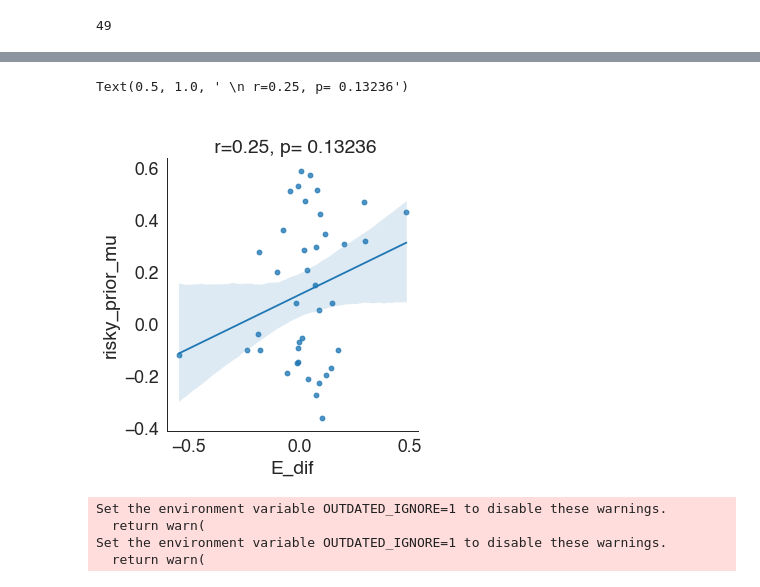
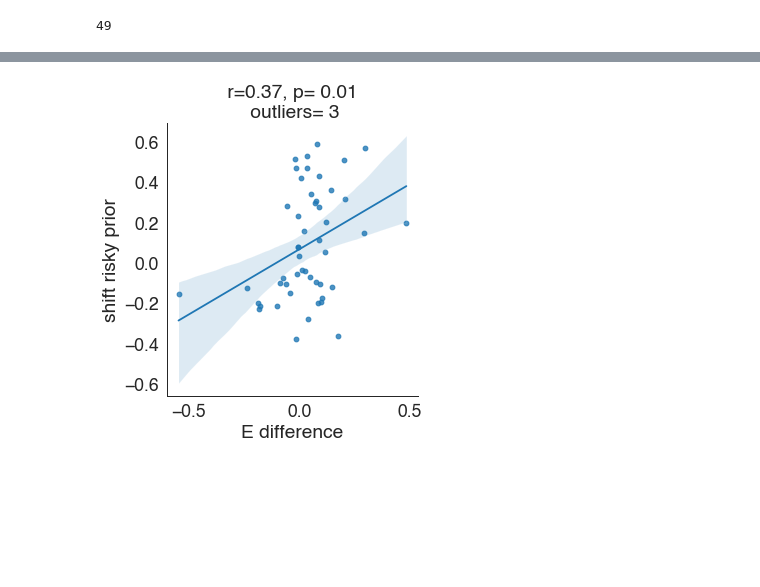
Before and after one commit to Gilles86/stress_risk, a Jupyter notebook: stress_risk/plots_for_paper/poster_fig_probit.ipynb, the cells around one changed output, grey strips where cells are left out. Cells and saved outputs as stored; diff of their text form; code cells hidden in the pictures; blank space fills up the shorter version.

```diff
--- a/stress_risk/plots_for_paper/poster_fig_probit.ipynb
+++ b/stress_risk/plots_for_paper/poster_fig_probit.ipynb
@@ -240,9 +285,3 @@ plt.savefig(op.join(plot_folder_path, 'stress.pdf'), bbox_inches='tight')
 len(Es.index.unique('subject')) # sub 1 is missing
 # %% [output]
 49
-# %%
-df_prior_shift = pd.read_csv('/Users/mrenke/data/ds-stressrisk/interim_sum_data/subwise_change_risky_prior_model-1.csv')
-df_es = Es.groupby(['subject'])['E_dif'].mean().to_frame()
-
-df_comb = df_prior_shift.join(df_es)
-df_comb.head()
@@ -256,17 +288,20 @@ df_comb.head()
+# %%
+# load in data frame from behavior/shifts_decode-priors.ipynb
+df_comb_shifts = pd.read_csv('/Users/mrenke/data/ds-stressrisk/interim_sum_data/r-prior-shift_Ediff_AUC.csv')
 # %%
 import pingouin
+sns.set_theme('paper', 'white', font='helvetica', font_scale=2, palette='tab10')
 
 name_prior = 'risky_prior'
+method = 'shepherd' # = robust, N-outliers = 2
 
-sns.lmplot(data=df_comb.reset_index() , x='E_dif', y = f'{name_prior}_mu') #, hue='group'
-cor = pingouin.corr(df_comb['E_dif'], df_comb[f'{name_prior}_mu'])
+temp = df_comb_shifts
+fac = sns.lmplot(data=temp.reset_index() , x='E_dif', y = f'{name_prior}_mu') #, hue='group'
+cor = pingouin.corr(df_comb['E_dif'], df_comb[f'{name_prior}_mu'], method='shepherd')
 r_ = np.round(cor['r'][0], 2)
-p = np.round(cor['p-val'][0], 5)
-plt.title(f' \n r={r_}, p= {p}')
+p = np.round(cor['p-val'][0], 3)
+outliers = cor['outliers'][0]
+fac.set(xlabel='E difference',ylabel='shift risky prior', title = f' r={r_}, p= {p} \n outliers= {outliers}')
+plt.savefig(op.join(plot_folder_path, 'shift-prior_E-diff_corr_robust.pdf'), bbox_inches='tight')
 # %% [output]
-Text(0.5, 1.0, ' \n r=0.25, p= 0.13236')
-[figure, old version]
+[figure, new version]
-Set the environment variable OUTDATED_IGNORE=1 to disable these warnings.
-  return warn(
-Set the environment variable OUTDATED_IGNORE=1 to disable these warnings.
-  return warn(
```
Also changed, not shown: parts of 21 cells of this notebook, 1 other file.
